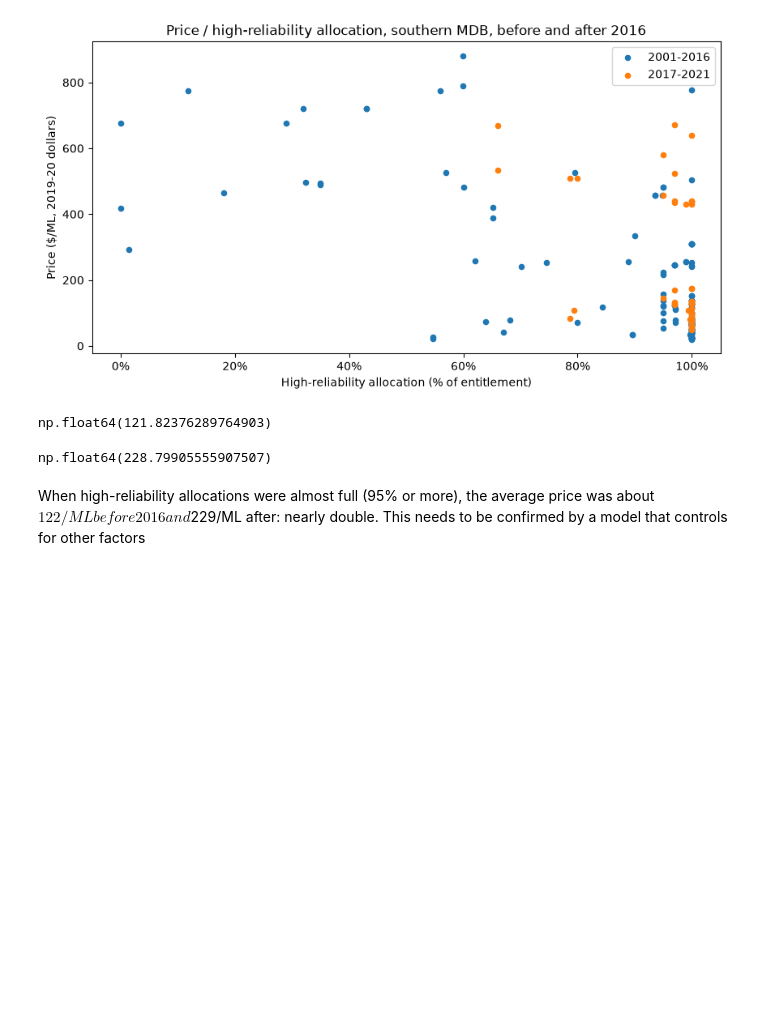
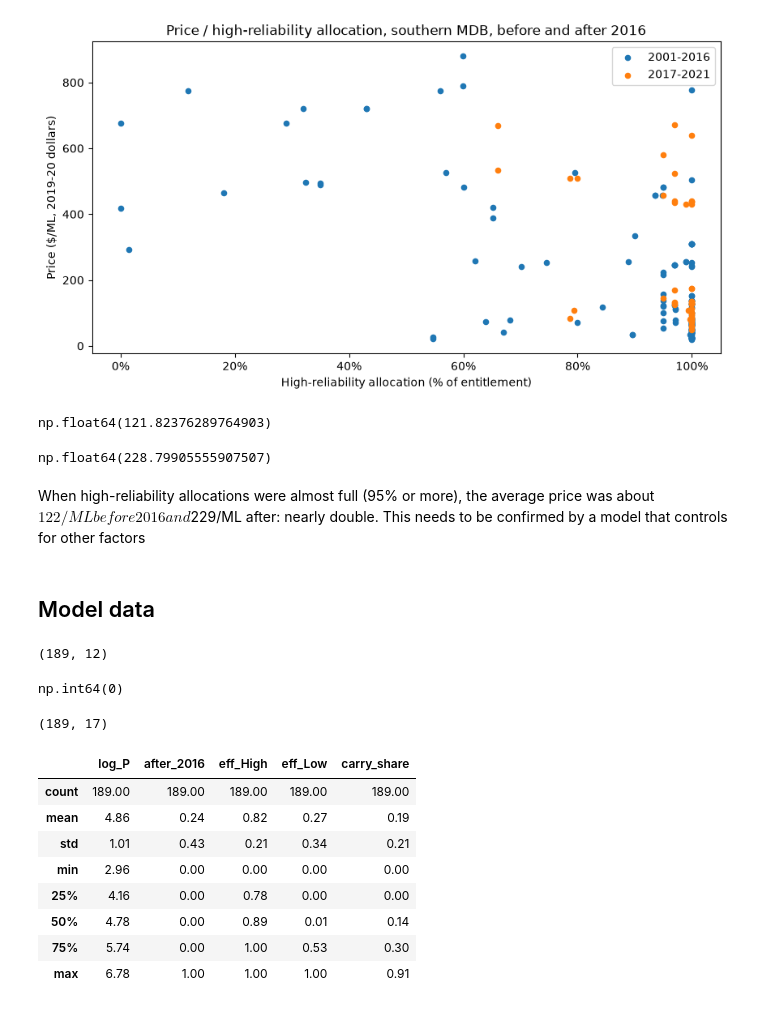
Before and after one commit to imadramdani-prog/murray-darling-water-market, a Jupyter notebook: notebooks/01_explore.ipynb, the cells around one changed output. Saved outputs shown, nothing was run; the diff lists cells and outputs as text; code cells hidden in the pictures; blank space fills up the shorter version.

Commit message:
Prepare and save model dataset

```diff
--- a/notebooks/01_explore.ipynb
+++ b/notebooks/01_explore.ipynb
@@ -227,3 +227,42 @@ np.float64(228.79905555907507)
 # %% [markdown]
 When high-reliability allocations were almost full (95% or more), the average price was about $122/ML before 2016 and $229/ML after: nearly double.
 This needs to be confirmed by a model that controls for other factors
+# %% [markdown]
+## Model data
+# %%
+cols = ["Year", "Region", "P", "R", "a_High", "a_Low",
+        "C_High", "C_Low", "E_High", "E_Low", "D_High", "D_Low"]
+model_df = df_south[cols].copy()
+model_df.shape
+# %% [output]
+(189, 12)
+# %%
+(model_df["C_High"] < 0).sum()
+# %% [output]
+np.int64(0)
+# %%
+model_df["C_High"] = model_df["C_High"].clip(lower=0)
+# %%
+import numpy as np
+
+model_df["log_P"] = np.log(model_df["P"])
+model_df["after_2016"] = (model_df["Year"] >= 2017).astype(int)
+model_df["eff_High"] = model_df["a_High"] * (1 - model_df["D_High"])
+model_df["eff_Low"] = model_df["a_Low"] * (1 - model_df["D_Low"])
+model_df["carry_share"] = (model_df["C_High"] + model_df["C_Low"]) / (model_df["E_High"] + model_df["E_Low"])
+
+model_df.shape
+# %% [output]
+(189, 17)
+# %%
+model_df[["log_P", "after_2016", "eff_High", "eff_Low", "carry_share"]].describe().round(2)
+# %% [output]
+|  | log_P | after_2016 | eff_High | eff_Low | carry_share |
+| count | 189.00 | 189.00 | 189.00 | 189.00 | 189.00 |
+| mean | 4.86 | 0.24 | 0.82 | 0.27 | 0.19 |
+| std | 1.01 | 0.43 | 0.21 | 0.34 | 0.21 |
+| min | 2.96 | 0.00 | 0.00 | 0.00 | 0.00 |
+| 25% | 4.16 | 0.00 | 0.78 | 0.00 | 0.00 |
+| 50% | 4.78 | 0.00 | 0.89 | 0.01 | 0.14 |
+| 75% | 5.74 | 0.00 | 1.00 | 0.53 | 0.30 |
+| max | 6.78 | 1.00 | 1.00 | 1.00 | 0.91 |
```
Also changed, not shown: 1 other file.
